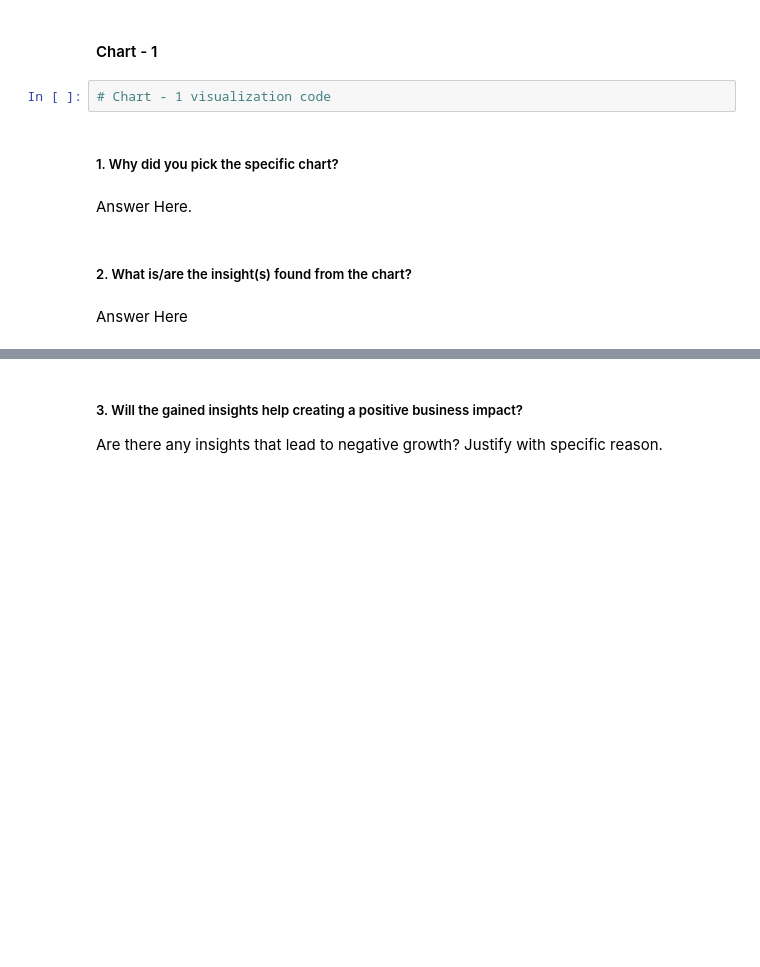
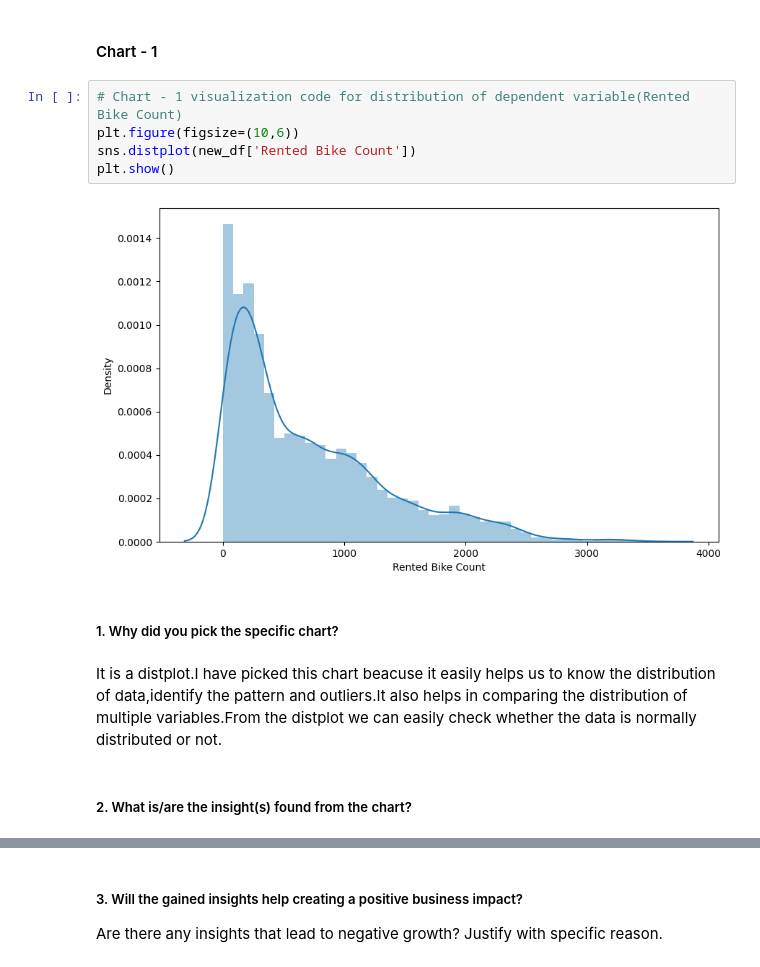
Before and after one commit to CoderSumanesh/Bike-Sharing-Demand-Prediction, a Jupyter notebook: Bike_Sharing_Demand_Prediction_ML_.ipynb, the cells around one changed output, grey strips where cells are left out. Cells and saved outputs as stored; diff of their text form; blank space fills up the shorter version.

```diff
--- a/Bike_Sharing_Demand_Prediction_ML_.ipynb
+++ b/Bike_Sharing_Demand_Prediction_ML_.ipynb
@@ -273,13 +372,16 @@ Continuous independent variable,categorical variable and dependent variable were
 ## ***4. Data Vizualization, Storytelling & Experimenting with charts : Understand the relationships between variables***
 # %% [markdown]
 #### Chart - 1
-# %%
-# Chart - 1 visualization code
+# %%
+# Chart - 1 visualization code for distribution of dependent variable(Rented Bike Count)
+plt.figure(figsize=(10,6))
+sns.distplot(new_df['Rented Bike Count'])
+plt.show()
+# %% [output]
+[figure, added]
 # %% [markdown]
 ##### 1. Why did you pick the specific chart?
-# %% [markdown]
-Answer Here.
+# %% [markdown]
+It is a distplot.I have picked this chart beacuse it easily helps us to know the distribution of data,identify the pattern and outliers.It also helps in comparing the distribution of multiple variables.From the distplot we can easily check whether the data is normally distributed or not.
 # %% [markdown]
 ##### 2. What is/are the insight(s) found from the chart?
-# %% [markdown]
-Answer Here
```
Also changed, not shown: parts of 25 cells of this notebook.
